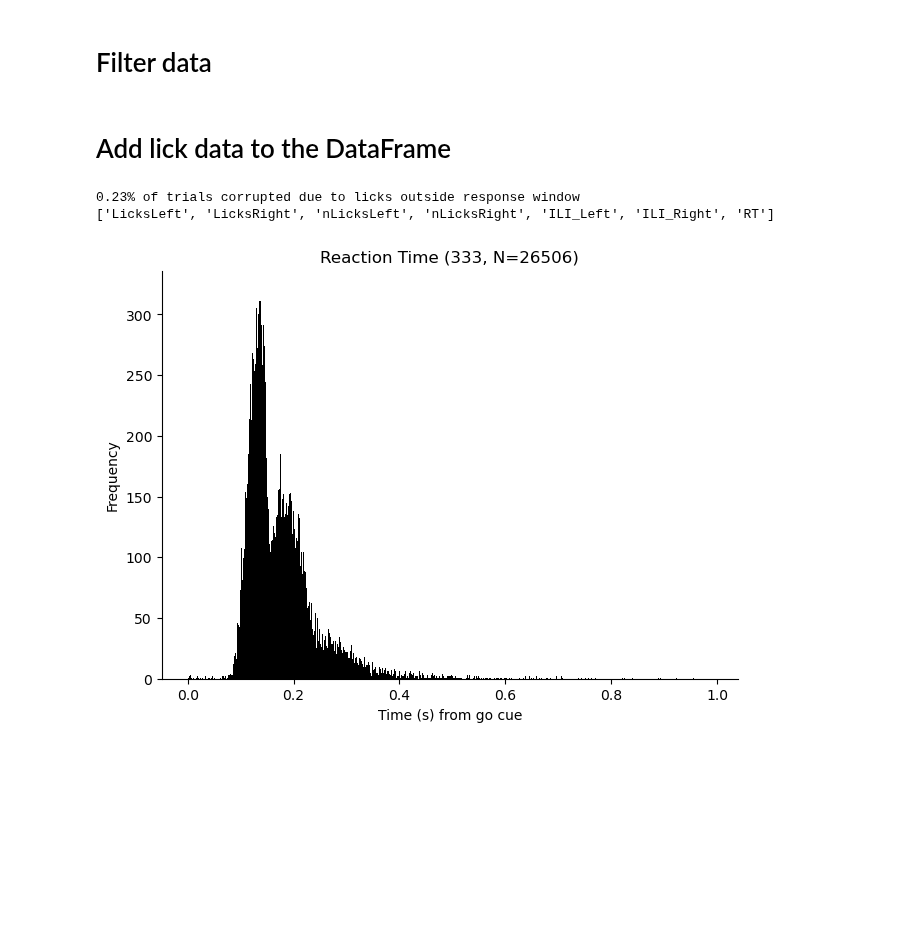
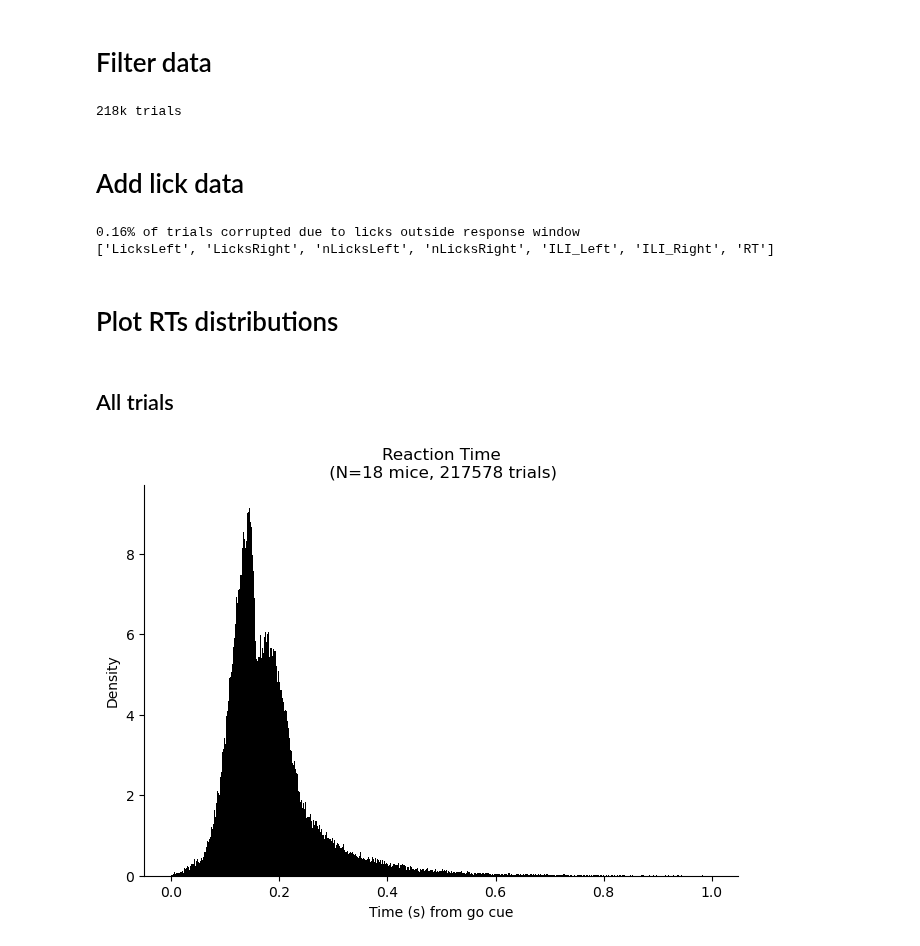
Before and after one commit to 3leni0n/PycharmProjects, a Jupyter notebook: licks/notebook.ipynb, the cells around one changed output. Saved outputs shown, nothing was run; the diff lists cells and outputs as text; code cells hidden in the pictures; blank space fills up the shorter version.

```diff
--- a/licks/notebook.ipynb
+++ b/licks/notebook.ipynb
@@ -11,24 +19,42 @@ df_behavior = pd.read_csv(r'C:\Users\Usuario\PycharmProjects\glue_sessions\2AFC_
+# %%
+# df_behavior = glue_animals(experiment='2AFC_2', update=False, to_csv=False)
+df_behavior = glue_groups(['2AFC_2', '2AFC_3'])
 # %% [markdown]
 # Filter data
 # %%
 # Filters for groups 1-3
+# df_behavior = df_behavior[df_behavior.Stage == 4].reset_index(drop=True)
+# df_behavior = df_behavior[df_behavior.Motor == 4].reset_index(drop=True)
 df_behavior = df_behavior[df_behavior.P > 0].reset_index(drop=True)
 
 # Filters for groups 4-5 (otherwise bump in lick rate before stimulus onset)
 # df_behavior = df_behavior[df_behavior.Task == 'FD'].reset_index(drop=True)
 # df_behavior = df_behavior[df_behavior.Delay == 0.5].reset_index(drop=True)
+
+print(f'{round(len(df_behavior) / 1000)}k trials')
+# %% [output]
+218k trials
 # %% [markdown]
-# Add lick data to the DataFrame
+# Add lick data
 # %%
-old_columns = list(df_behavior.columns)  # Save old columns for comparison later
+# Save old columns for comparison later
+old_columns = list(df_behavior.columns)
+
+# Add lick data to the DataFrame
 df_behavior = add_lick_data(df_behavior)
+
+# Print new columns added to the DataFrame
 new_columns = list(df_behavior.columns)
 new_columns = [col for col in new_columns if col not in old_columns]
 print(new_columns)
 # %% [output]
-0.23% of trials corrupted due to licks outside response window
+0.16% of trials corrupted due to licks outside response window
 ['LicksLeft', 'LicksRight', 'nLicksLeft', 'nLicksRight', 'ILI_Left', 'ILI_Right', 'RT']
+# %% [markdown]
+# Plot RTs distributions
+# %% [markdown]
+## All trials
 # %%
-plot_rts(df_behavior)
+plot_rts(df_behavior, density=True)
 # %% [output]
-[figure, old version]
+[figure, new version]
```
Also changed, not shown: parts of 35 cells of this notebook, 3 other files.
